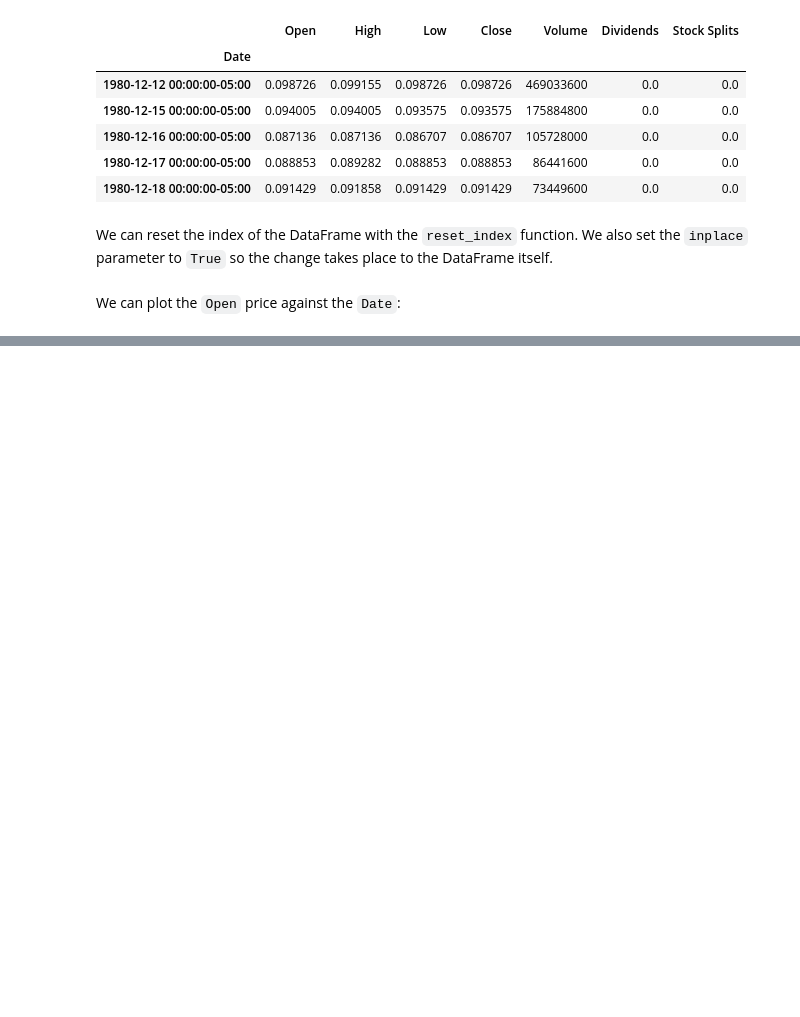
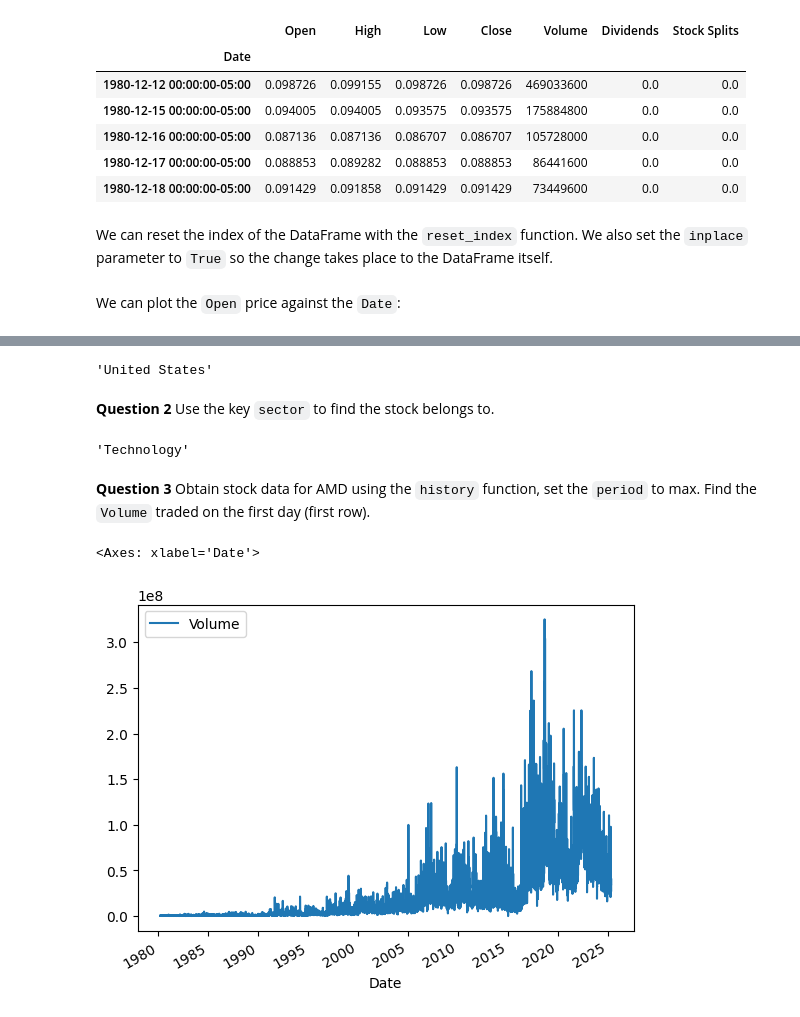
Before and after one commit to csanicola/important-reference-repo, a Jupyter notebook: Projects/data_scientist_dashboard.ipynb, the cells around one changed output, grey strips where cells are left out. Cells and saved outputs as stored; diff of their text form; code cells hidden in the pictures; blank space fills up the shorter version.

```diff
--- a/Projects/data_scientist_dashboard.ipynb
+++ b/Projects/data_scientist_dashboard.ipynb
@@ -145,0 +186,2 @@ We can plot the `Open` price against the `Date`:
+# %%
+amd = yf.Ticker("AMD")
@@ -145,0 +233,23 @@ We can plot the `Open` price against the `Date`:
+# %%
+amd_info['country']
+# %% [output]
+'United States'
+# %% [markdown]
+**Question 2** Use the key `sector` to find the stock belongs to.
+# %%
+amd_info['sector']
+# %% [output]
+'Technology'
+# %% [markdown]
+**Question 3** Obtain stock data for AMD using the `history` function, set the `period` to max. Find the `Volume` traded on the first day (first row).
+# %%
+amd_share_price_data = amd.history(period="max")
+
+amd_share_price_data.head()
+# %%
+amd_share_price_data.reset_index(inplace=True)
+
+amd_share_price_data.plot(x='Date', y='Volume')
+# %% [output]
+<Axes: xlabel='Date'>
+[figure, added]
```
Also changed, not shown: parts of 28 cells of this notebook, 2 other files.
